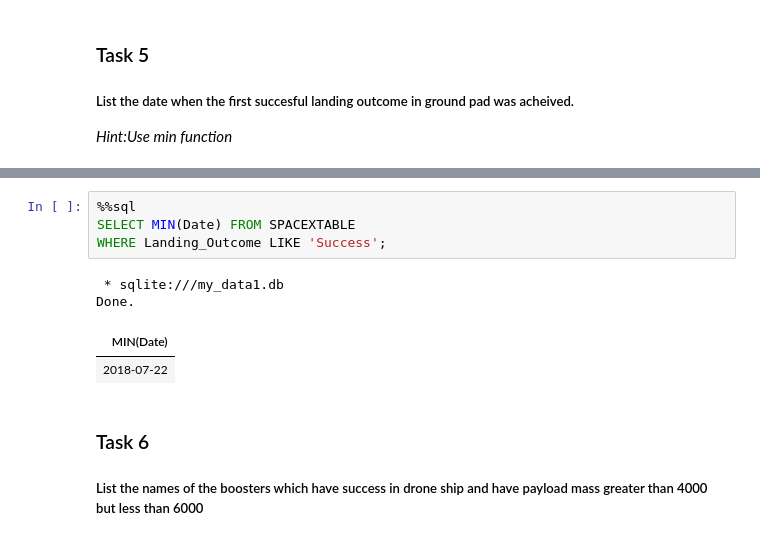
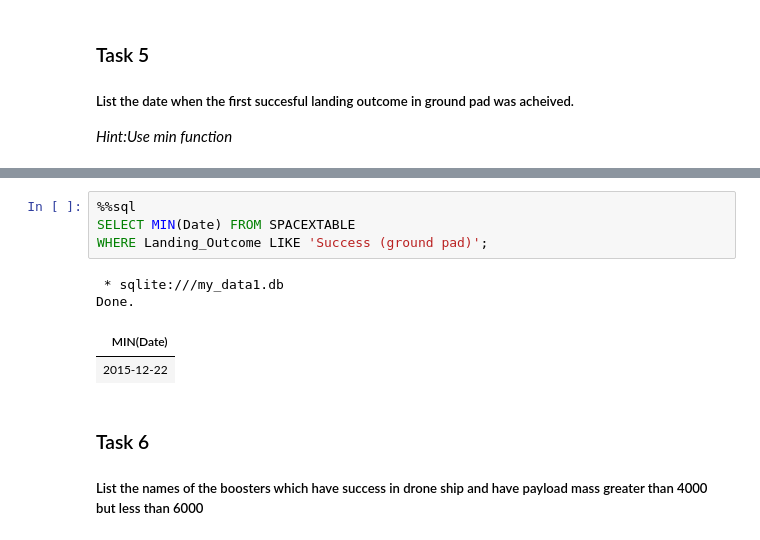
Before and after one commit to MrGeegor/CapStone_DataScience, a Jupyter notebook: jupyter-labs-eda-sql-coursera_sqllite.ipynb, the cells around one changed output, grey strips where cells are left out. Cells and saved outputs as stored; diff of their text form.

```diff
--- a/jupyter-labs-eda-sql-coursera_sqllite.ipynb
+++ b/jupyter-labs-eda-sql-coursera_sqllite.ipynb
@@ -240,12 +257,12 @@ _Hint:Use min function_
 # %%
 %%sql
 SELECT MIN(Date) FROM SPACEXTABLE
-WHERE Landing_Outcome LIKE 'Success';
+WHERE Landing_Outcome LIKE 'Success (ground pad)';
 # %% [output]
  * sqlite:///my_data1.db
 Done.
 | MIN(Date) |
-| 2018-07-22 |
+| 2015-12-22 |
 # %% [markdown]
 ### Task 6
 
```
Also changed, not shown: parts of 5 cells of this notebook.
